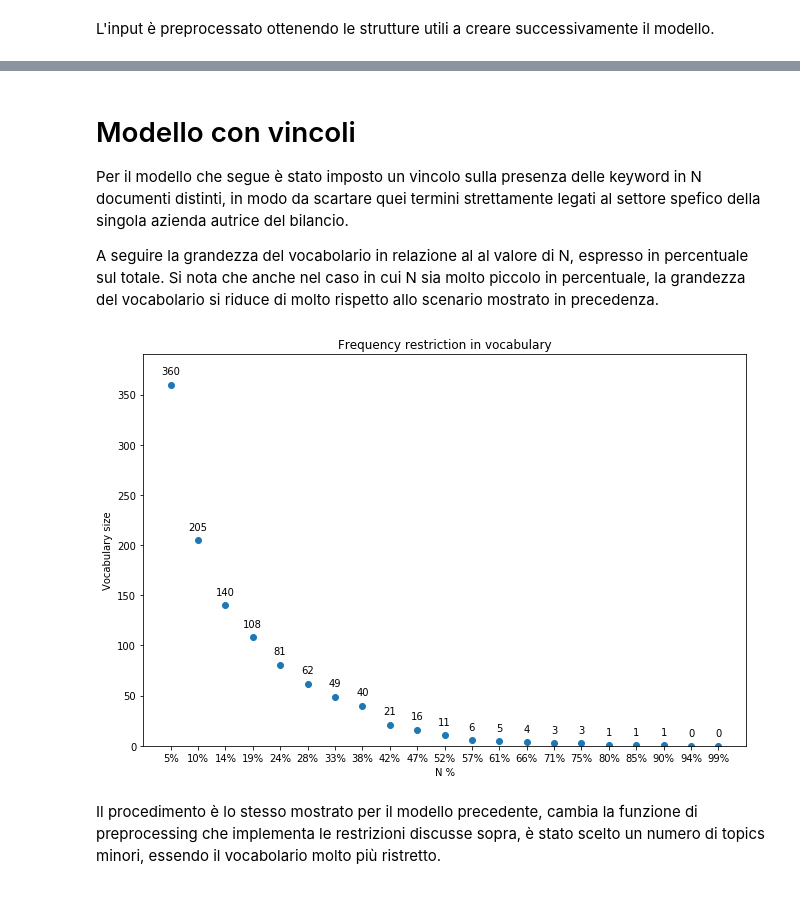
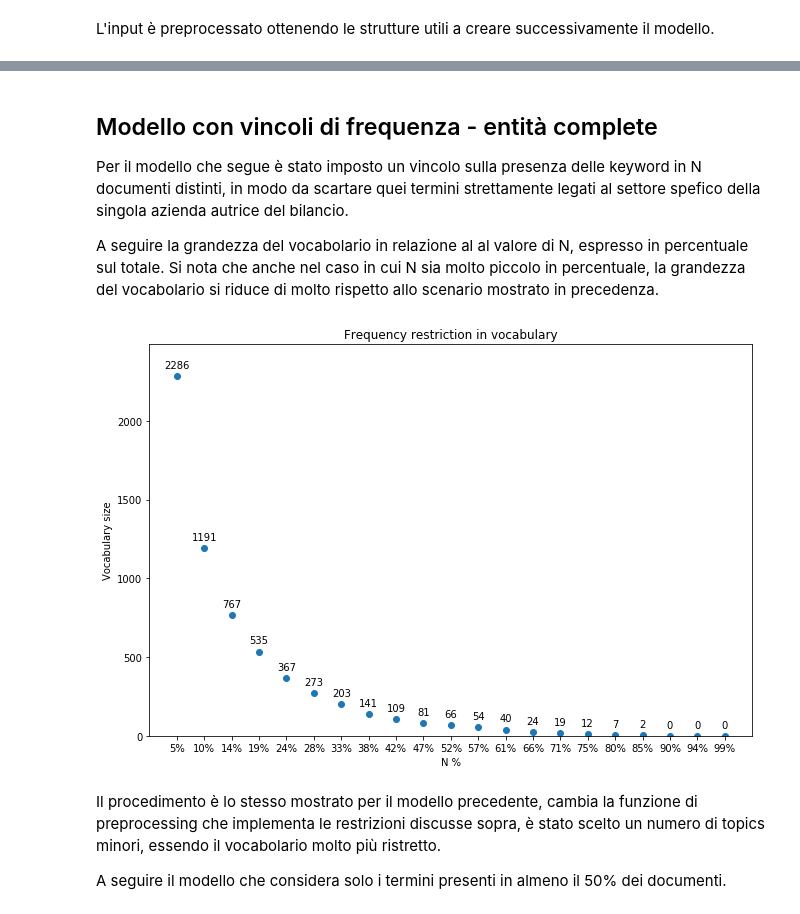
Before and after one commit to tomfran/sustainability_reports_analysis, a Jupyter notebook: notebook.ipynb, the cells around one changed output, grey strips where cells are left out. Saved outputs shown, nothing was run; the diff lists cells and outputs as text; code cells hidden in the pictures.

Commit message:
Updated preprocessing to count frequency, updated notebook with the LDA models on all and top enitities

```diff
--- a/notebook.ipynb
+++ b/notebook.ipynb
@@ -343,5 +349,5 @@ topic
 # %% [markdown]
-# Modello con vincoli
+## Modello con vincoli di frequenza - entità complete
 
 Per il modello che segue è stato imposto un vincolo sulla presenza delle keyword in N documenti distinti, in modo da scartare quei termini strettamente legati al settore spefico della singola azienda autrice del bilancio.
 
@@ -350,13 +356,15 @@ Si nota che anche nel caso in cui N sia molto piccolo in percentuale, la grandez
 # %%
 from lda_topic_model import generate_plot
 
-stats_path = "lda_topic_model/data/vocabulary_stats.csv"
+stats_path = "lda_topic_model/data/vocabulary_stats_all_entities.csv"
 generate_plot(stats_path)
 plt.show()
 # %% [output]
-[figure, old version]
+[figure, new version]
 # %% [markdown]
 Il procedimento è lo stesso mostrato per il modello precedente, cambia la funzione di preprocessing che implementa le restrizioni discusse sopra, è stato scelto un numero di topics minori, essendo il vocabolario molto più ristretto.
+
+A seguire il modello che considera solo i termini presenti in almeno il 50% dei documenti.
 # %%
 from lda_topic_model import preprocess_freq_count
 
```
Also changed, not shown: parts of 14 cells of this notebook, 4 other files.
